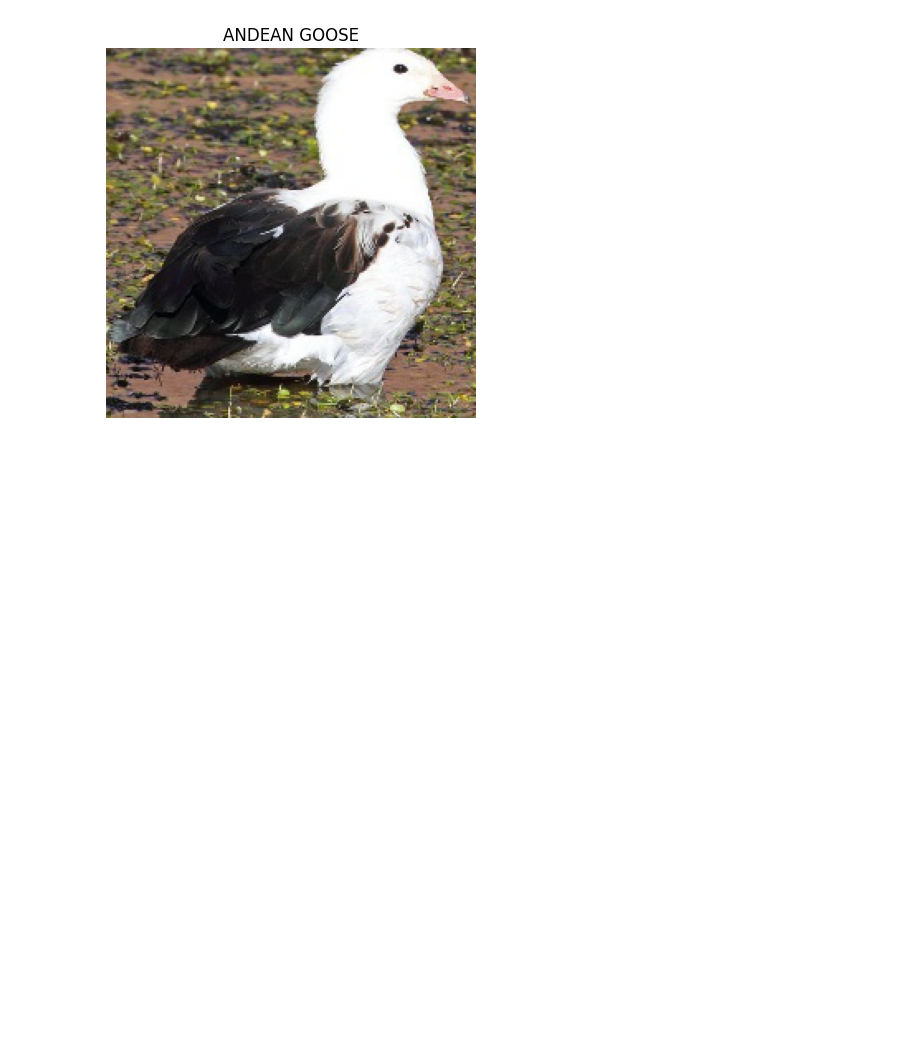
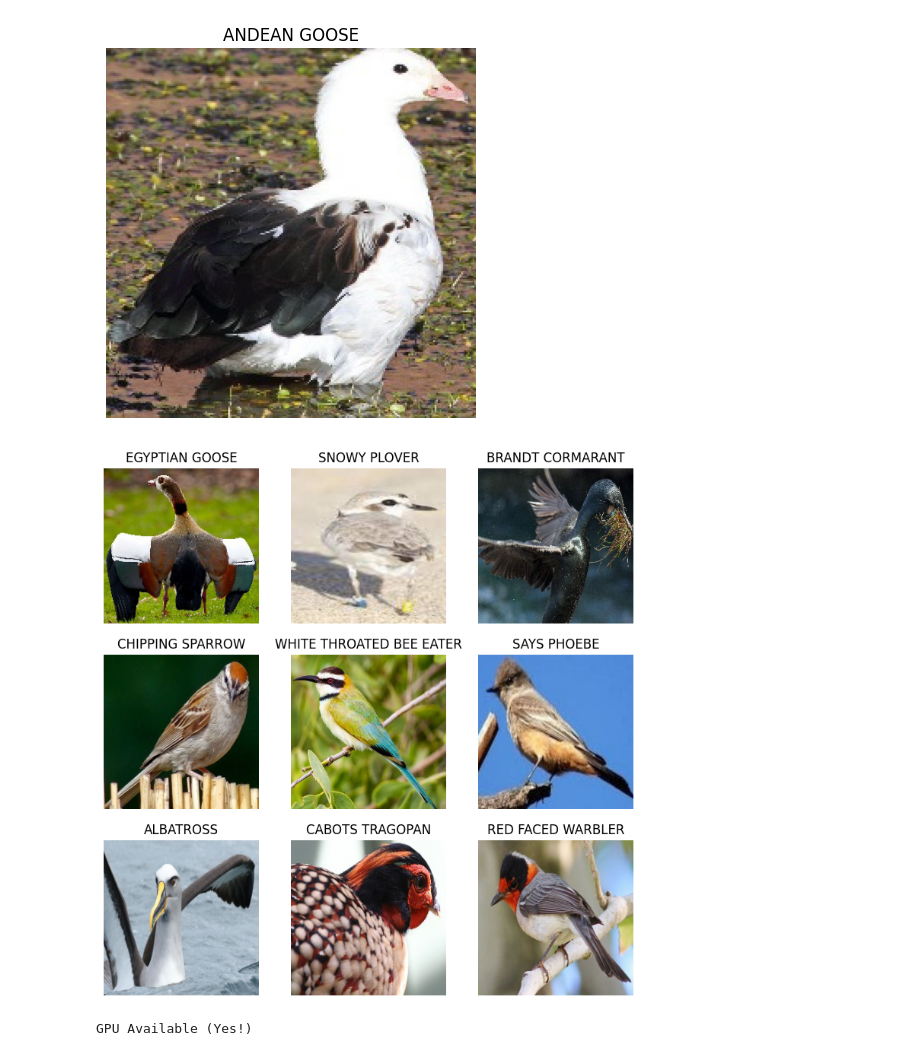
Before and after one commit to fsantamaria1/Bird_Classification, a Jupyter notebook: Bird_Classification.ipynb, the cells around one changed output. Drawn from its saved outputs; the diff is of its cells as text; code cells hidden in the pictures; blank space fills up the shorter version.

Commit message:
Imported Fast.ai and defined the model

```diff
--- a/Bird_Classification.ipynb
+++ b/Bird_Classification.ipynb
@@ -139,3 +142,15 @@ img = view_rand_image(valid_dir, birds_df["labels"][4000])
 # %% [output]
 Image shape: (224, 224, 3)
 [figure]
+# %%
+#Load the data as an ImageDataBunch
+from fastai.vision.data import ImageDataLoaders
+from fastai.vision.augment import aug_transforms
+
+bird_data = ImageDataLoaders.from_folder("/content", bs=16, size=224,
+                                  train="train", test="test", valid="valid",
+                                  ds_tfms = aug_transforms())
+# %%
+bird_data.show_batch()
+# %% [output]
+[figure, added]
@@ -141,0 +165,6 @@ Image shape: (224, 224, 3)
+# %%
+#Check for GPU availability
+import tensorflow as tf
+print("GPU", "Available (Yes!)" if tf.config.list_physical_devices("GPU") else "not available")
+# %% [output]
+GPU Available (Yes!)
```
Also changed, not shown: parts of 2 cells of this notebook.
